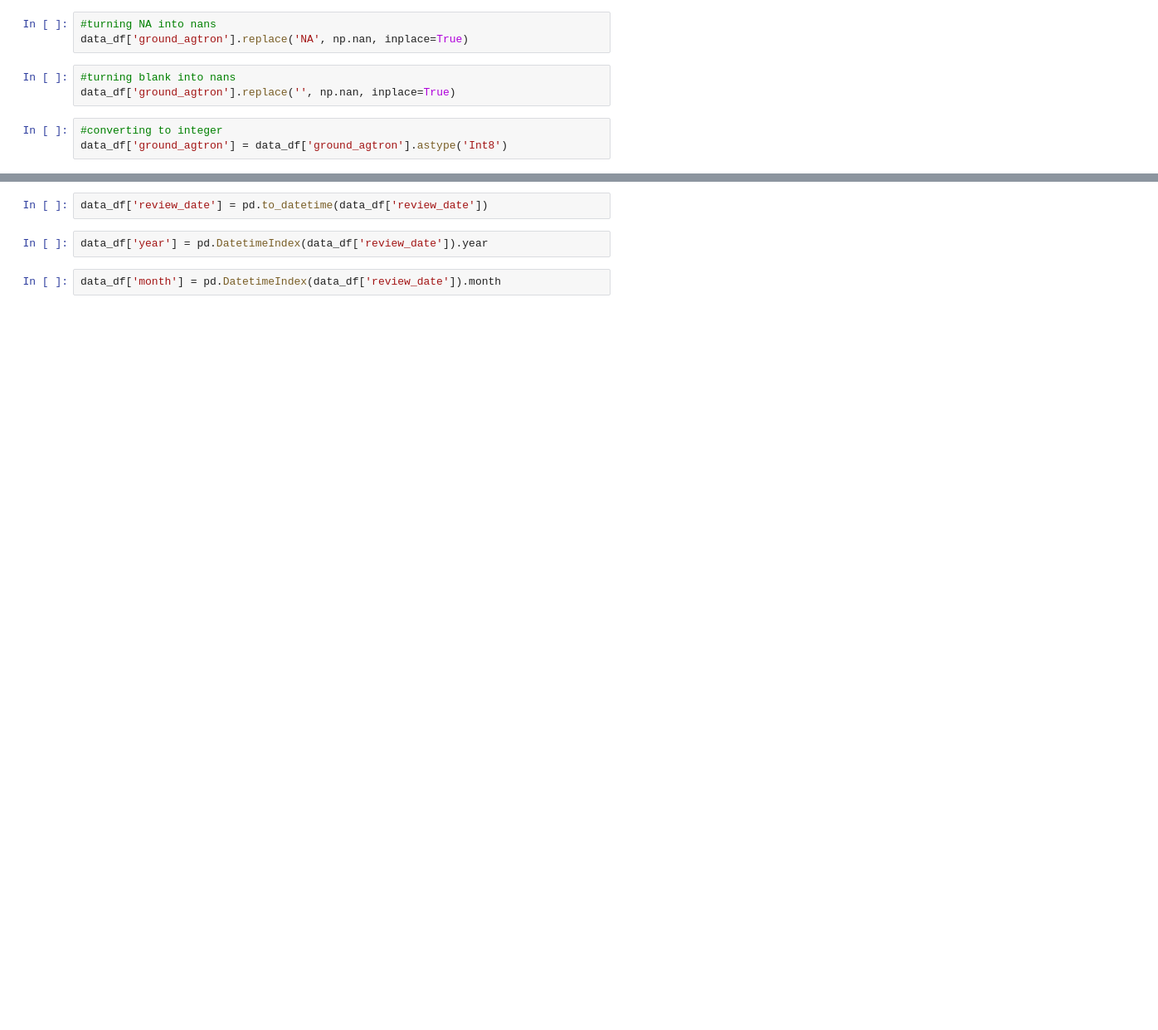
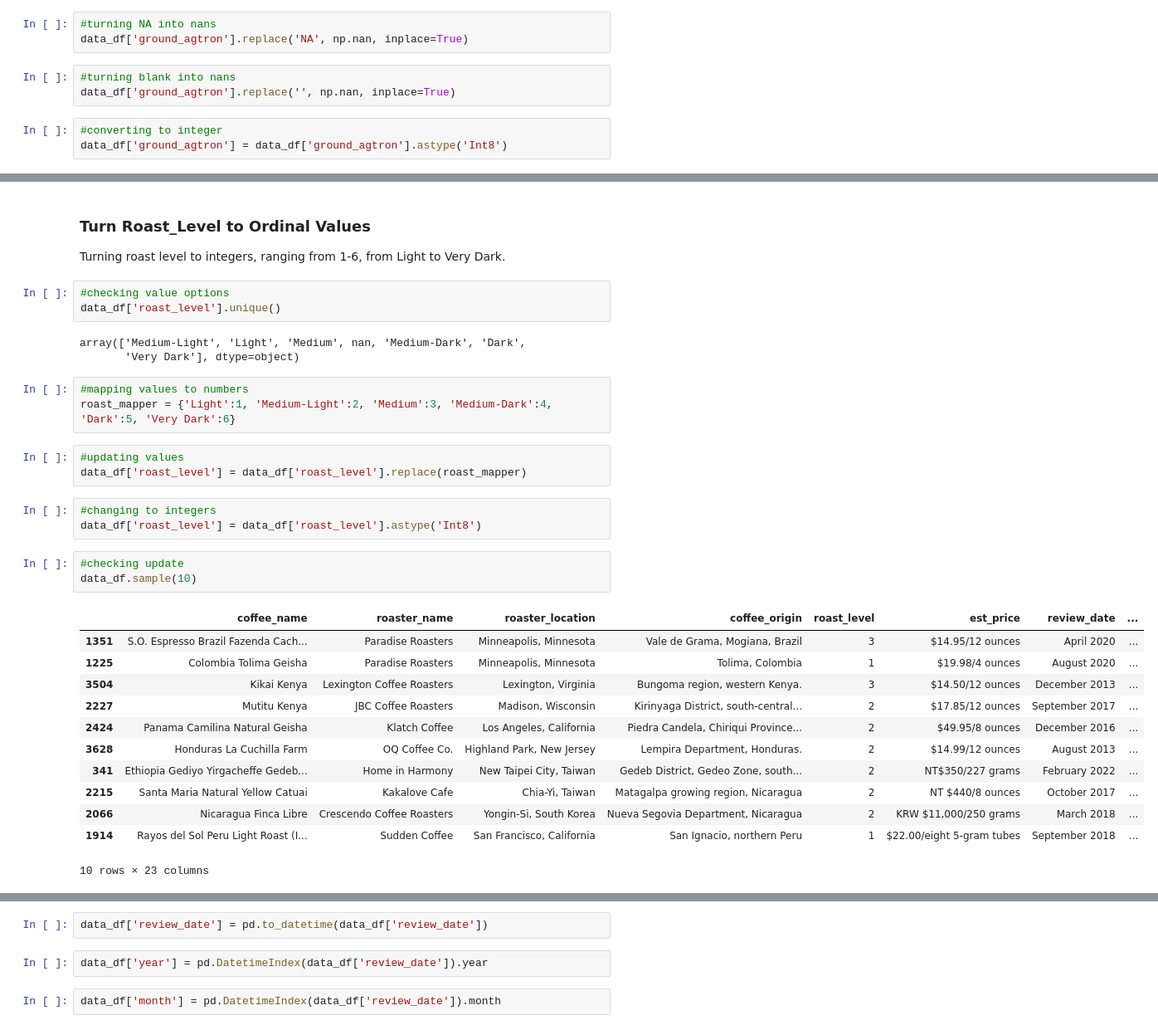
Before and after one commit to KMere21/capstone, a Jupyter notebook: Capstone_Part_2_Cleaning_Data-Kate_Meredith.ipynb, the cells around one changed output, grey strips where cells are left out. Shown: that part at 83% size. Drawn from its saved outputs; the diff is of its cells as text; blank space fills up the shorter version.

```diff
--- a/Capstone_Part_2_Cleaning_Data-Kate_Meredith.ipynb
+++ b/Capstone_Part_2_Cleaning_Data-Kate_Meredith.ipynb
@@ -442,0 +510,35 @@ memory usage: 989.5+ KB
+# %% [markdown]
+### Turn Roast_Level to Ordinal Values
+
+Turning roast level to integers, ranging from 1-6, from Light to Very Dark.
+# %%
+#checking value options
+data_df['roast_level'].unique()
+# %% [output]
+array(['Medium-Light', 'Light', 'Medium', nan, 'Medium-Dark', 'Dark',
+       'Very Dark'], dtype=object)
+# %%
+#mapping values to numbers
+roast_mapper = {'Light':1, 'Medium-Light':2, 'Medium':3, 'Medium-Dark':4, 'Dark':5, 'Very Dark':6}
+# %%
+#updating values
+data_df['roast_level'] = data_df['roast_level'].replace(roast_mapper)
+# %%
+#changing to integers
+data_df['roast_level'] = data_df['roast_level'].astype('Int8')
+# %%
+#checking update
+data_df.sample(10)
+# %% [output]
+|  | coffee_name | roaster_name | roaster_location | coffee_origin | roast_level | est_price | review_date | ... |
+| 1351 | S.O. Espresso Brazil Fazenda Cach... | Paradise Roasters | Minneapolis, Minnesota | Vale de Grama, Mogiana, Brazil | 3 | $14.95/12 ounces | April 2020 | ... |
+| 1225 | Colombia Tolima Geisha | Paradise Roasters | Minneapolis, Minnesota | Tolima, Colombia | 1 | $19.98/4 ounces | August 2020 | ... |
+| 3504 | Kikai Kenya | Lexington Coffee Roasters | Lexington, Virginia | Bungoma region, western Kenya. | 3 | $14.50/12 ounces | December 2013 | ... |
+| 2227 | Mutitu Kenya | JBC Coffee Roasters | Madison, Wisconsin | Kirinyaga District, south-central... | 2 | $17.85/12 ounces | September 2017 | ... |
+| 2424 | Panama Camilina Natural Geisha | Klatch Coffee | Los Angeles, California | Piedra Candela, Chiriqui Province... | 2 | $49.95/8 ounces | December 2016 | ... |
+| 3628 | Honduras La Cuchilla Farm | OQ Coffee Co. | Highland Park, New Jersey | Lempira Department, Honduras. | 2 | $14.99/12 ounces | August 2013 | ... |
+| 341 | Ethiopia Gediyo Yirgacheffe Gedeb... | Home in Harmony | New Taipei City, Taiwan | Gedeb District, Gedeo Zone, south... | 2 | NT$350/227 grams | February 2022 | ... |
+| 2215 | Santa Maria Natural Yellow Catuai | Kakalove Cafe | Chia-Yi, Taiwan | Matagalpa growing region, Nicaragua | 2 | NT $440/8 ounces | October 2017 | ... |
+| 2066 | Nicaragua Finca Libre | Crescendo Coffee Roasters | Yongin-Si, South Korea | Nueva Segovia Department, Nicaragua | 2 | KRW $11,000/250 grams | March 2018 | ... |
+| 1914 | Rayos del Sol Peru Light Roast (I... | Sudden Coffee | San Francisco, California | San Ignacio, northern Peru | 1 | $22.00/eight 5-gram tubes | September 2018 | ... |
+10 rows × 23 columns
```
Also changed, not shown: parts of 210 cells of this notebook, 3 other files.
